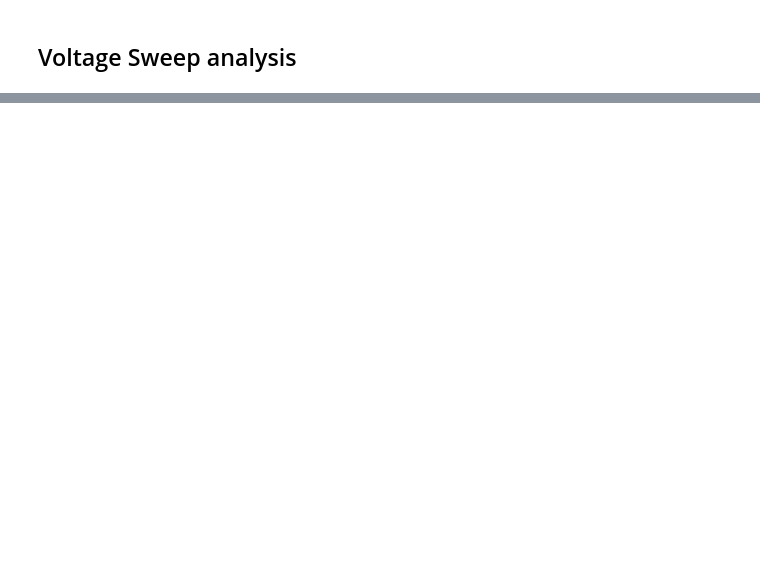
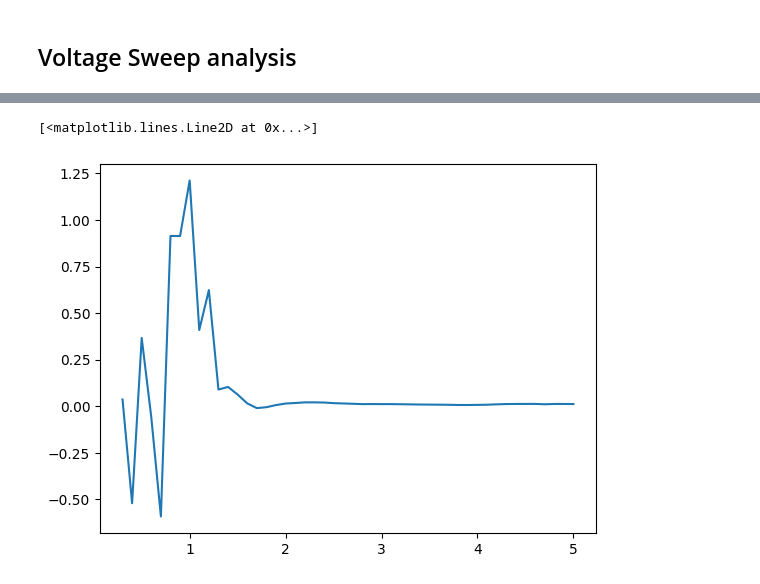
Before and after one commit to POLOCALC/lab_test_scripts, a Jupyter notebook: diode_responsivity/Data_visual.ipynb, the cells around one changed output, grey strips where cells are left out. Cells and saved outputs as stored; diff of their text form; code cells hidden in the pictures; blank space fills up the shorter version.

```diff
--- a/diode_responsivity/Data_visual.ipynb
+++ b/diode_responsivity/Data_visual.ipynb
@@ -264,0 +280,6 @@ plt.show()
+# %%
+dB_pwr_diff = avg_pwr_dBm[2]-avg_pwr_dBm[1][2:]
+plt.plot(att_tens[2],dB_pwr_diff)
+# %% [output]
+[<matplotlib.lines.Line2D at 0x...>]
+[figure, added]
```
Also changed, not shown: parts of 8 cells of this notebook.
